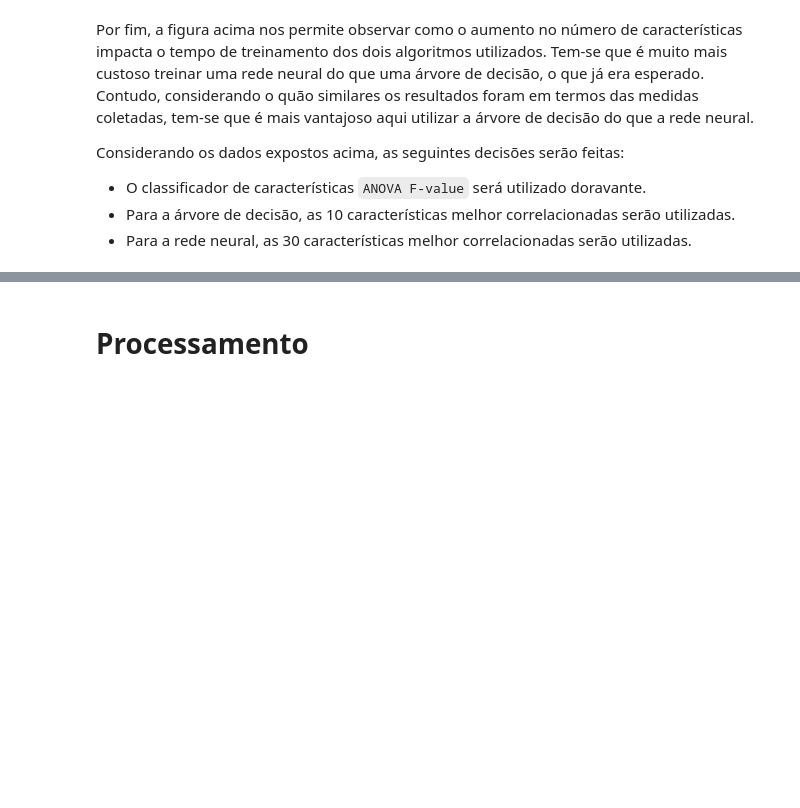
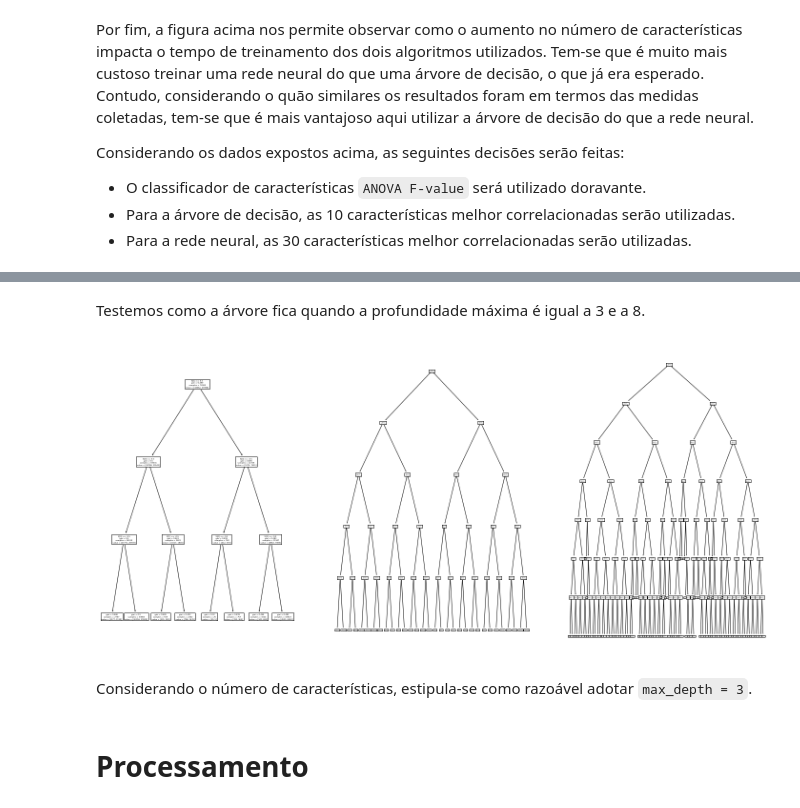
Before and after one commit to ygarasab/data-classification, a Jupyter notebook: código/Processamento.ipynb, the cells around one changed output, grey strips where cells are left out. Saved outputs shown, nothing was run; the diff lists cells and outputs as text; code cells hidden in the pictures; blank space fills up the shorter version.

```diff
--- a/código/Processamento.ipynb
+++ b/código/Processamento.ipynb
@@ -450,3 +557,19 @@ Considerando os dados expostos acima, as seguintes decisões serão feitas:
+# %% [markdown]
+Testemos como a árvore fica quando a profundidade máxima é igual a 3 e a 8.
+# %%
+figura, eixos = plt.subplots(1, 3, figsize=(25, 12))
+
+for eixo, profundidade in enumerate([3, 5, 7]):
+    arvore_de_decisao = tree.DecisionTreeClassifier(max_depth=profundidade)
+    arvore_de_decisao.fit(X_treino.to_numpy()[:, indices_organizados[:10]], y_treino.to_numpy())
+
+    tree.plot_tree(arvore_de_decisao, ax=eixos[eixo])
+
+figura.savefig(f"{diretorio_de_resultados.as_posix()}/Árvore de decisão (max_depth igual a 3, 5 e 7).pdf", transparent=False)
+# %% [output]
+[figure, added]
+# %% [markdown]
+Considerando o número de características, estipula-se como razoável adotar `max_depth = 3`.
 # %% [markdown]
 # Processamento
 # %% [markdown]
```
Also changed, not shown: parts of 19 cells of this notebook, 7 other files.
